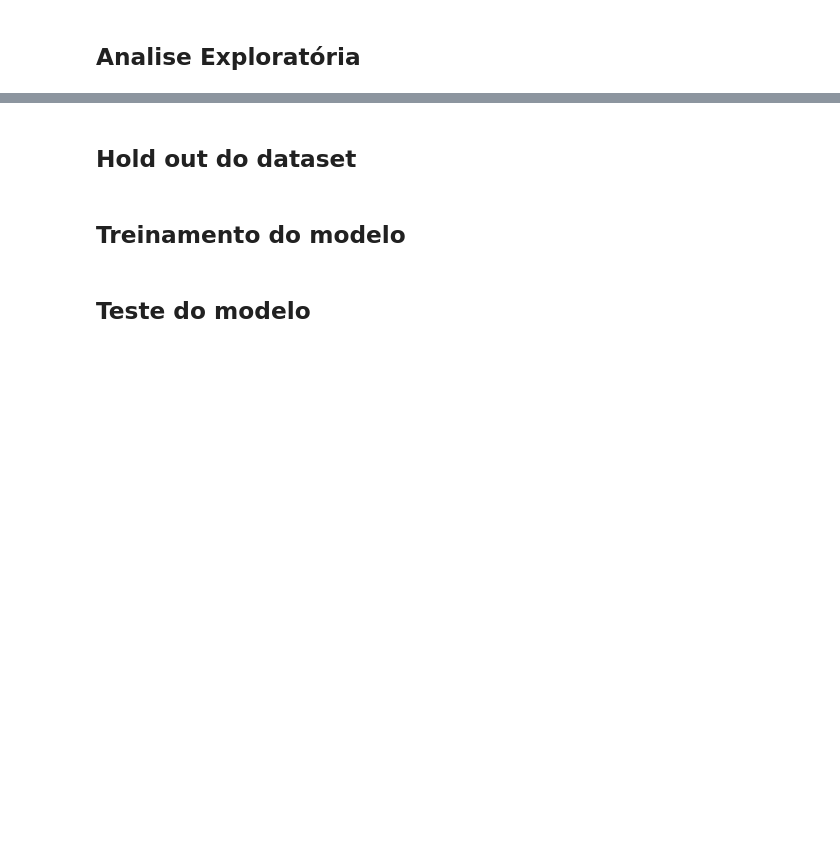
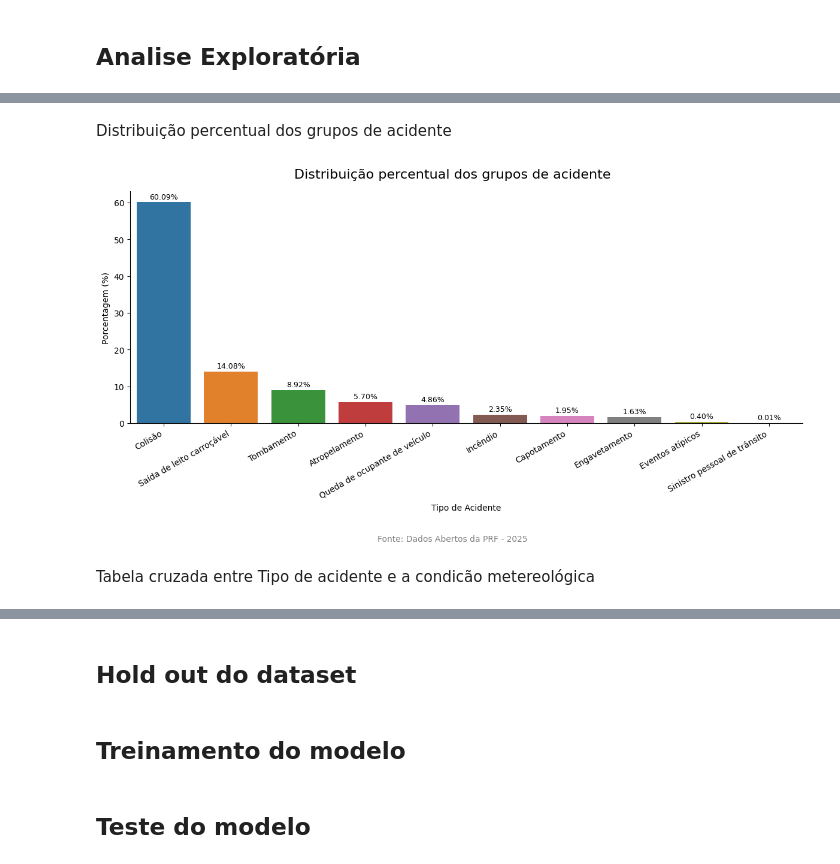
Before and after one commit to pab-h/DataScienceProcess, a Jupyter notebook: notebooks/prf.ipynb, the cells around one changed output, grey strips where cells are left out. Cells and saved outputs as stored; diff of their text form; code cells hidden in the pictures; blank space fills up the shorter version.

```diff
--- a/notebooks/prf.ipynb
+++ b/notebooks/prf.ipynb
@@ -38,0 +45,2 @@ memory usage: 6.5+ MB
+# %%
+datatran2025 = datatran2025.dropna()
@@ -39,2 +127,18 @@ memory usage: 6.5+ MB
+# %%
+ordemDosDias = [
+    'domingo'       ,
+    'segunda-feira' ,
+    'terça-feira'   ,
+    'quarta-feira'  ,
+    'quinta-feira'  ,
+    'sexta-feira'   ,
+    'sábado'
+]
+# %%
+datatran2025['dia_semana'] = pd.Categorical(
+    values     = datatran2025['dia_semana'],
+    categories = ordemDosDias,
+    ordered    = True
+)
 # %% [markdown]
 ## Analise Exploratória
@@ -42,0 +162,55 @@ memory usage: 6.5+ MB
+# %% [markdown]
+Distribuição percentual dos grupos de acidente
+# %%
+tipoAcidenteCounts = (
+    datatran2025['tipo_acidente']
+    .value_counts(normalize = True)
+    .reset_index()
+)
+tipoAcidenteCounts.columns     = ['tipo_acidente', 'percent']
+tipoAcidenteCounts['percent'] *= 100
+
+g = sns.catplot(
+    data    = tipoAcidenteCounts,
+    x       = 'tipo_acidente',
+    y       = 'percent',
+    kind    = 'bar',
+    hue     = 'tipo_acidente',
+    palette = "tab10",
+    aspect  = 2,
+    height  = 6
+)
+
+g.figure.suptitle(
+    "Distribuição percentual dos grupos de acidente",
+    fontsize = 16
+)
+g.figure.text(
+    0.5, -0.05,
+    "Fonte: Dados Abertos da PRF - 2025",
+    ha 		 = 'center',
+    va 		 = 'center',
+    fontsize = 10,
+    color    = 'gray'
+)
+g.figure.subplots_adjust(top=0.92)
+
+g.set_axis_labels("Tipo de Acidente", "Porcentagem (%)")
+g.set_xticklabels(rotation = 30, ha = 'right')
+
+for ax in g.axes.flat:
+    for container in ax.containers:
+        ax.bar_label(
+            container,
+            labels   = [f"{bar.get_height():.2f}%" for bar in container],
+            padding  = 2,
+            fontsize = 9,
+            label_type='edge'
+        )
+
+plt.tight_layout()
+plt.show()
+# %% [output]
+[figure, added]
+# %% [markdown]
+Tabela cruzada entre Tipo de acidente e a condicão metereológica
```
Also changed, not shown: parts of 29 cells of this notebook.
